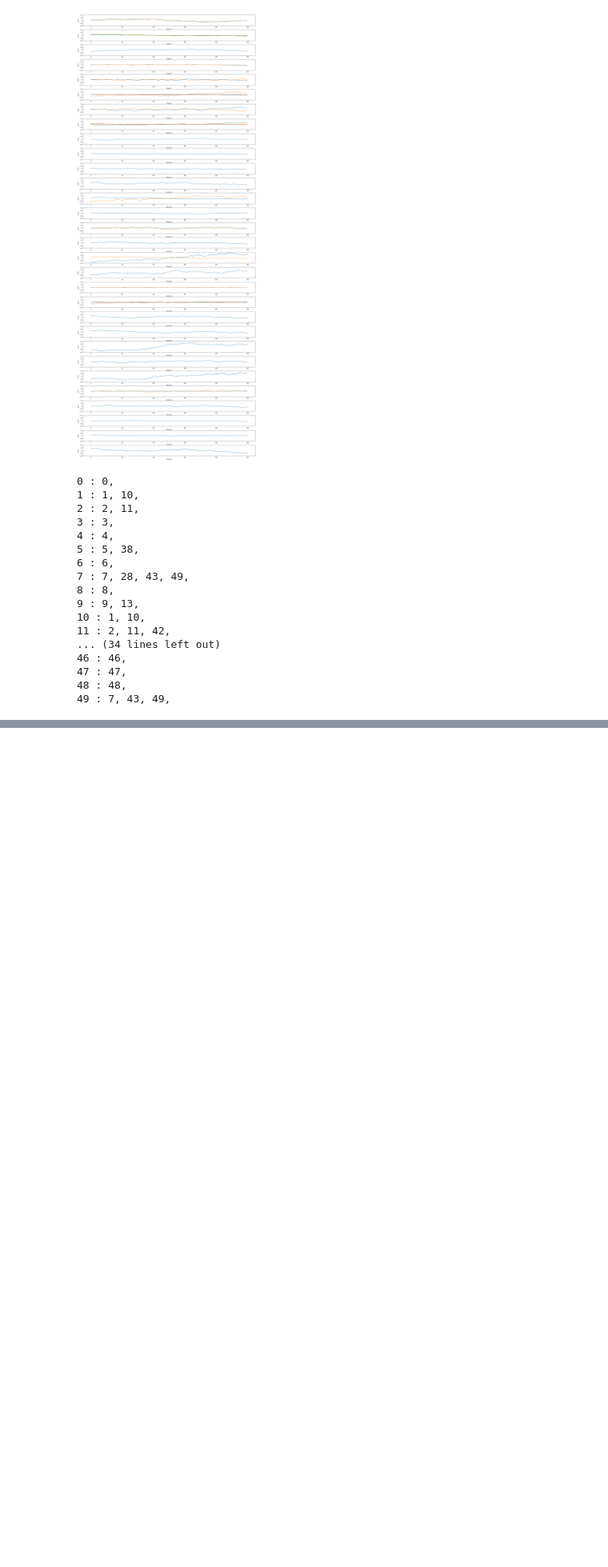
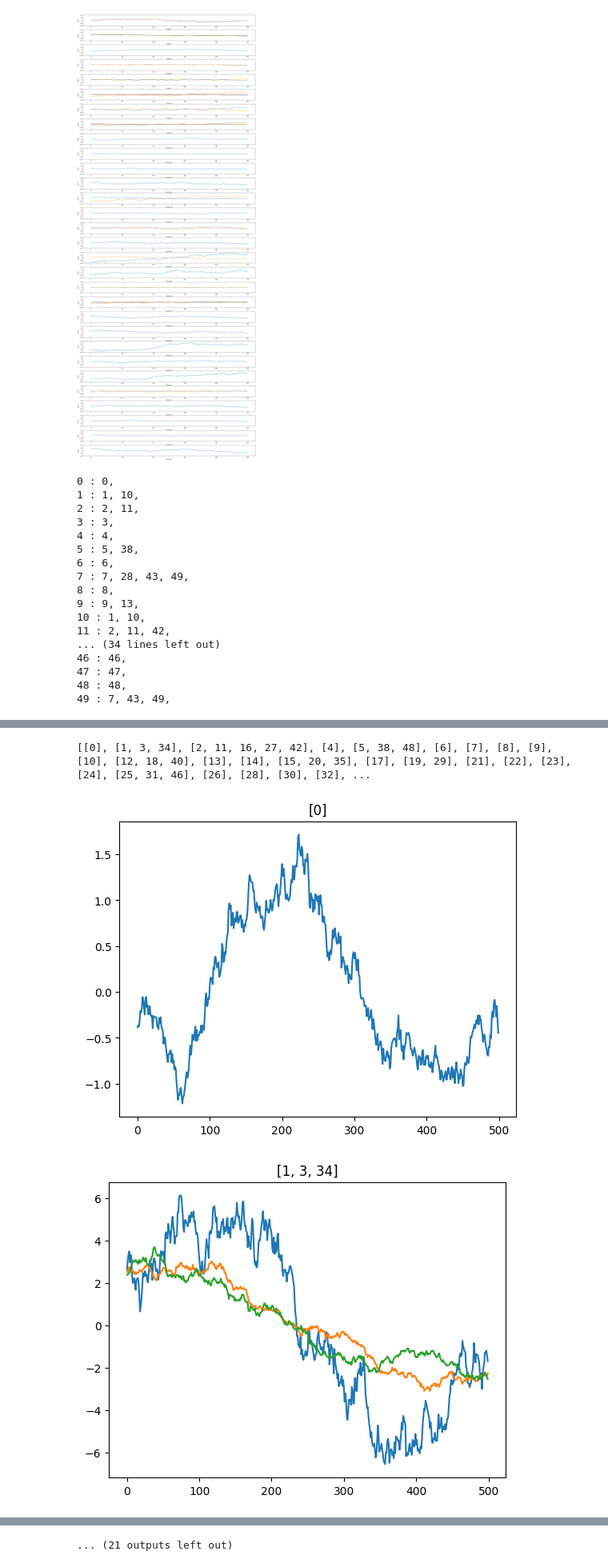
Before and after one commit to Troppydash/algothon, a Jupyter notebook: da/khang_data_analysis.ipynb, the cells around one changed output, grey strips where cells are left out. Shown at 80% size. Saved outputs shown, nothing was run; the diff lists cells and outputs as text; code cells hidden in the pictures; blank space fills up the shorter version.

```diff
--- a/da/khang_data_analysis.ipynb
+++ b/da/khang_data_analysis.ipynb
@@ -200,0 +179,33 @@ sns.lineplot(df[7])
+# %%
+# Group the correlation for prediction
+# Group the stocks with high cointegration together (Bad union-find, no size :D)
+groups = []
+
+for i in range(50):
+    foundGroup = False
+    for group in groups:
+        inGroup = True
+        for j in group:
+            if matrix[i][j] < 0.8:
+                inGroup = False
+                break
+        if inGroup:
+            group.append(i)
+            foundGroup = True
+            break
+    if not foundGroup:
+        groups.append([i])
+
+print(groups)
+# %% [output]
+[[0], [1, 3, 34], [2, 11, 16, 27, 42], [4], [5, 38, 48], [6], [7], [8], [9], [10], [12, 18, 40], [13], [14], [15, 20, 35], [17], [19, 29], [21], [22], [23], [24], [25, 31, 46], [26], [28], [30], [32], ...
+# %%
+# Check the group
+for group in groups:
+    plt.figure()
+    plt.title(str(group))
+    for item in group:
+        plt.plot(df[item] - df[item].mean())
+# %% [output]
+[figure, added]
+[figure, added]
@@ -200,0 +222 @@ sns.lineplot(df[7])
+... (21 outputs left out)
```
Also changed, not shown: parts of 9 cells of this notebook, 12 other files.
